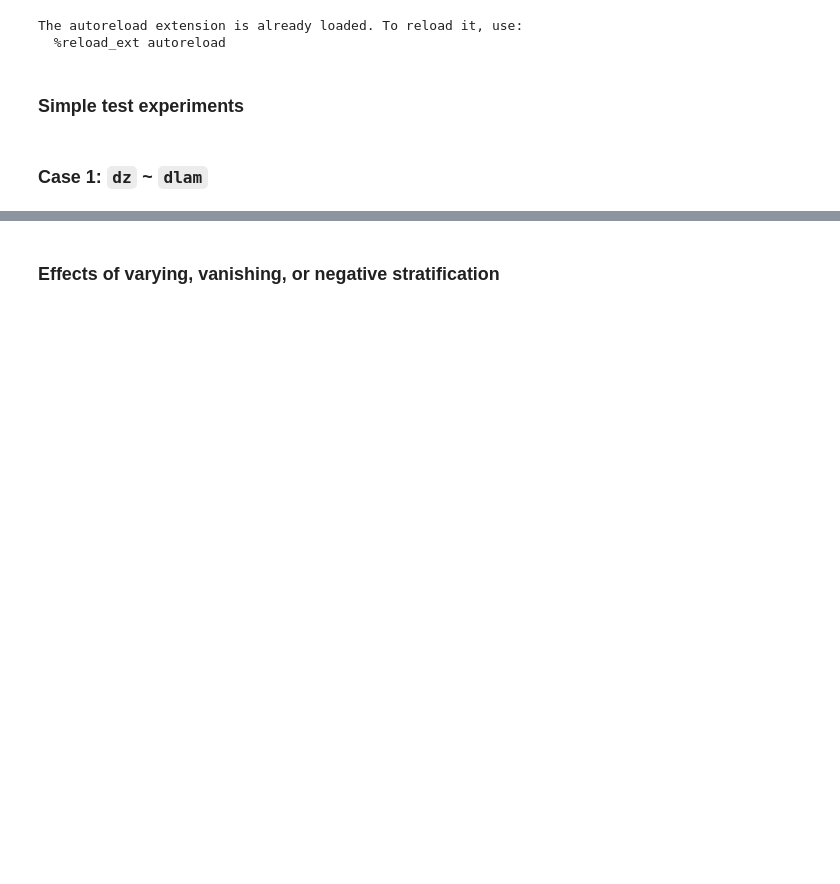
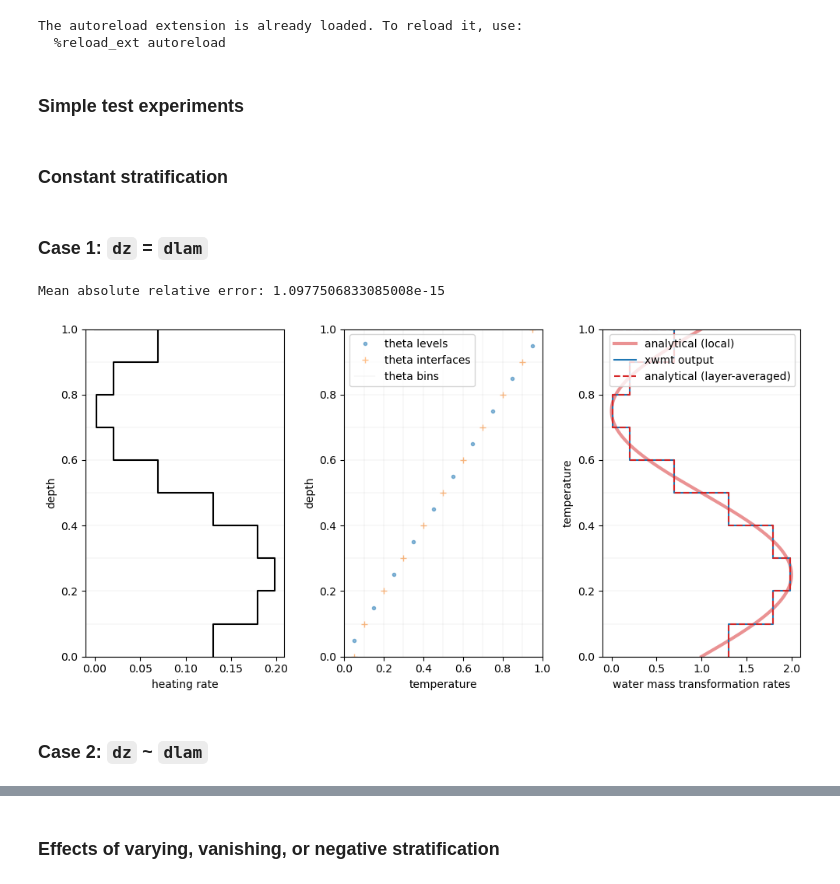
Before and after one commit to NOAA-GFDL/xwmt, a Jupyter notebook: notebooks/testing_examples.ipynb, the cells around one changed output, grey strips where cells are left out. Drawn from its saved outputs; the diff is of its cells as text; code cells hidden in the pictures; blank space fills up the shorter version.

Commit message:
Cleaned up examples notebook, and added more cases

```diff
--- a/notebooks/testing_examples.ipynb
+++ b/notebooks/testing_examples.ipynb
@@ -14,8 +117,50 @@ import matplotlib.pyplot as plt
 # %% [markdown]
 ### Simple test experiments
 # %%
-def idealized_diffusion(z):
+def idealized_diffusion_local(z):
     return np.sin(2*np.pi*z)
+def idealized_diffusion_layer(z_i):
+    def f(z):
+        return -np.cos(2*np.pi*z)/(2*np.pi)
+    return np.diff(f(z_i))/np.diff(z_i)
+
+def idealized_heating_local(z):
+    return xr.ones_like(z)
+def idealized_heating_layer(z_i):
+    return np.diff(z_i)/np.diff(z_i)
+
+def idealized_heating_diffusion_local(z):
+    return idealized_diffusion_local(z) + idealized_heating_local(z)
+def idealized_heating_diffusion_layer(z_i):
+    return idealized_diffusion_layer(z_i) + idealized_heating_layer(z_i)
+# %% [markdown]
+### Constant stratification
+# %%
+def lam_const_dlamdz(z):
+    return z
+
+def wmt_local_const_dlamdz(lam):
+    return np.sin(2*np.pi*lam) + 1.
+
+def wmt_layer_const_dlamdz(lam_bins):
+    def f(lam):
+        return -np.cos(2*np.pi*lam)/(2*np.pi) + lam
+    return np.diff(f(lam_bins))/np.diff(lam_bins)
+# %% [markdown]
+### Case 1: `dz` = `dlam`
+# %%
+idealized_wmt_experiment(
+    lam_const_dlamdz,
+    idealized_heating_diffusion_local,
+    wmt_local_const_dlamdz,
+    idealized_heating_diffusion_layer,
+    wmt_layer_const_dlamdz,
+    dz = 1.e-1,
+    dlam = 1.e-1
+);
+# %% [output]
+Mean absolute relative error: 1.0977506833085008e-15
+[figure, added]
 # %% [markdown]
-### Case 1: `dz` ~ `dlam`
+### Case 2: `dz` ~ `dlam`
 # %%
```
Also changed, not shown: parts of 21 cells of this notebook.
